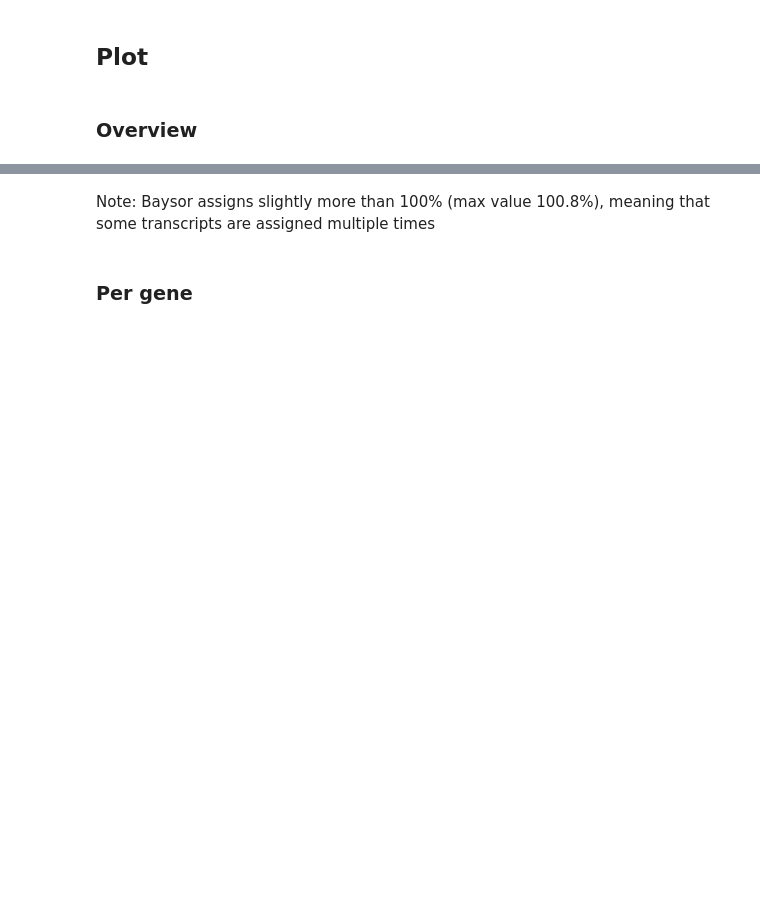
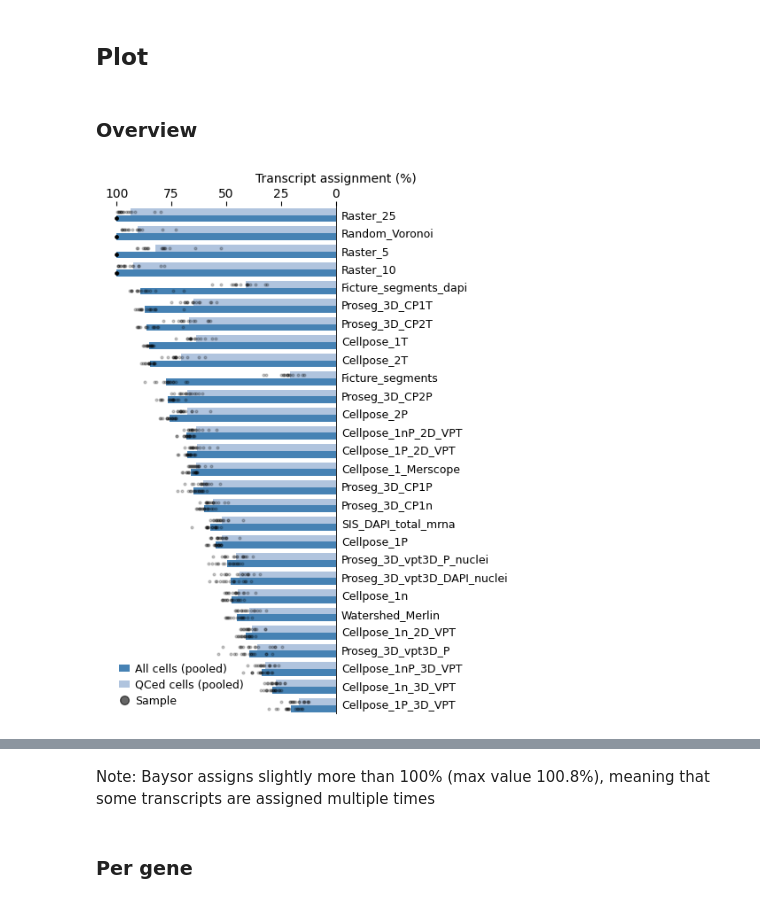
Before and after one commit to simonmfr/cellseg-benchmark, a Jupyter notebook: notebooks/metrics_assigned_transcripts_1.ipynb, the cells around one changed output, grey strips where cells are left out. Saved outputs shown, nothing was run; the diff lists cells and outputs as text; code cells hidden in the pictures; blank space fills up the shorter version.

```diff
--- a/notebooks/metrics_assigned_transcripts_1.ipynb
+++ b/notebooks/metrics_assigned_transcripts_1.ipynb
@@ -30,6 +30,14 @@ compute_metric_for_all_methods(
 ## Plot
 # %% [markdown]
 ### Overview
+# %%
+plot_assigned_transcripts(
+    "aging",
+    exclude_regex=r"Baysor",
+    horizontal=True,
+)
+# %% [output]
+[figure, added]
 # %%
 plot_assigned_transcripts(cohort=cohort, boxplot=False, show=True)
 # %% [output]
```
Also changed, not shown: parts of 5 cells of this notebook, 1 other file.
